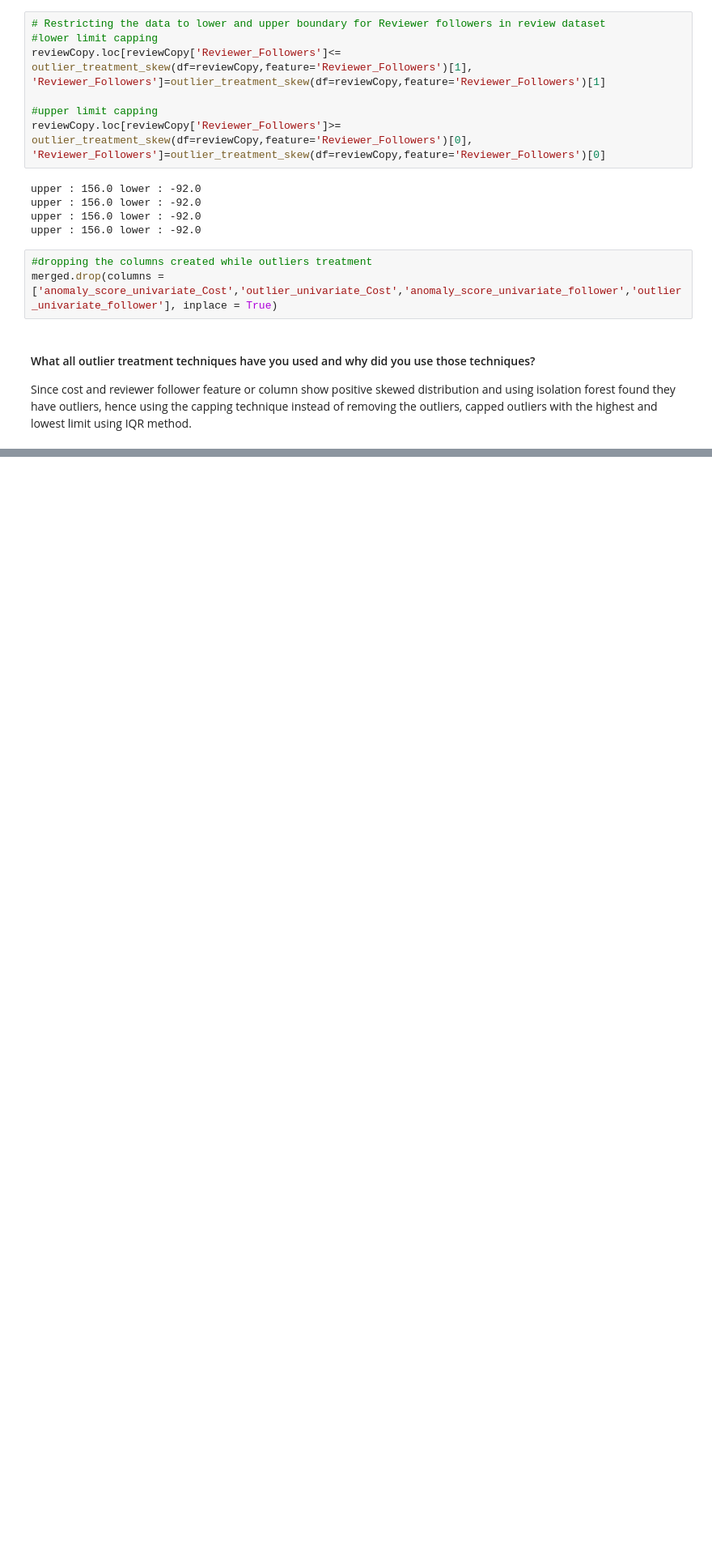
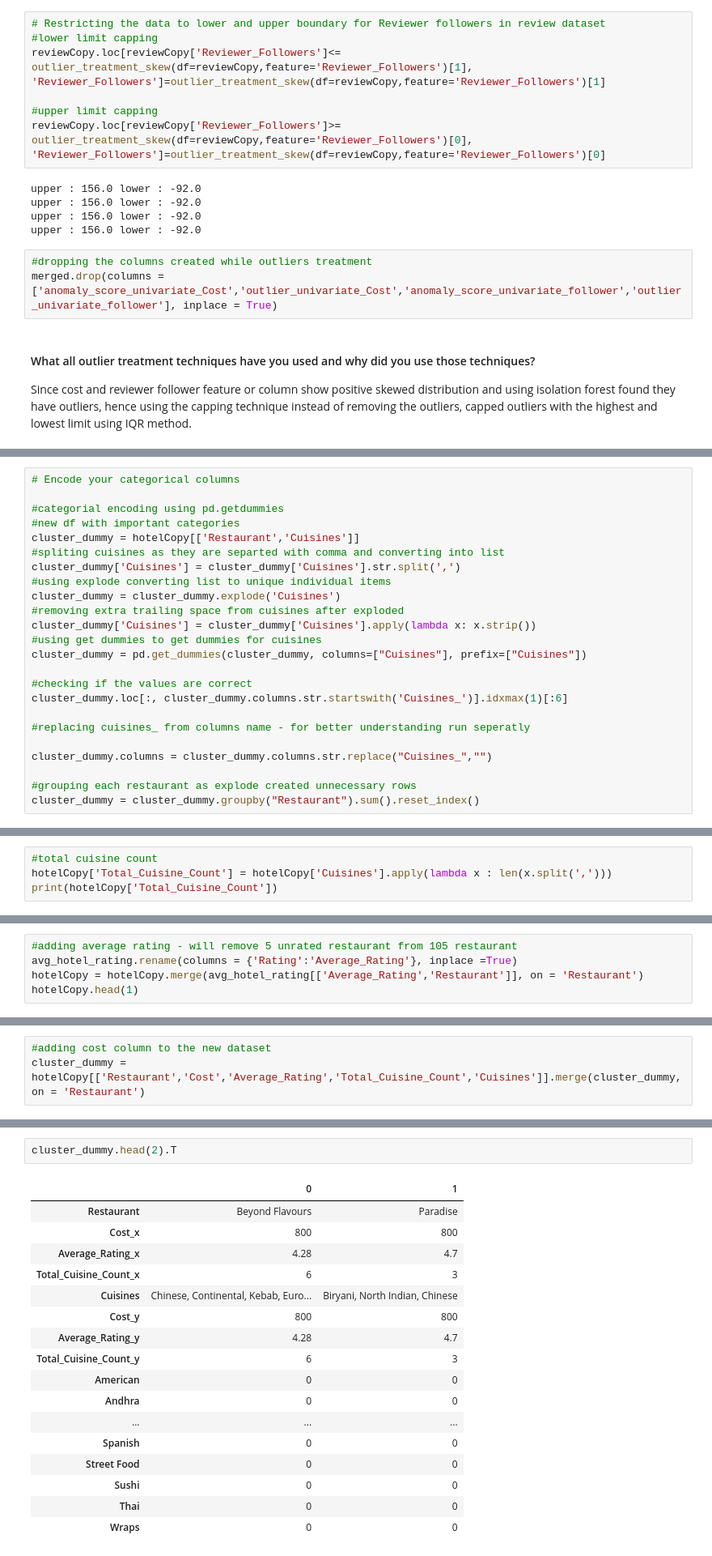
Before and after one commit to Siddharth3271/Advanced-Zomato-Restaurant-Clustering-and-Sentiment-Analysis, a Jupyter notebook: notebook.ipynb, the cells around one changed output, grey strips where cells are left out. Shown at 81% size. Saved outputs shown, nothing was run; the diff lists cells and outputs as text; blank space fills up the shorter version.

Commit message:
categorical encoding done

```diff
--- a/notebook.ipynb
+++ b/notebook.ipynb
@@ -1569,0 +1572,24 @@ Since cost and reviewer follower feature or column show positive skewed distribu
+# %%
+# Encode your categorical columns
+
+#categorial encoding using pd.getdummies
+#new df with important categories
+cluster_dummy = hotelCopy[['Restaurant','Cuisines']]
+#spliting cuisines as they are separted with comma and converting into list
+cluster_dummy['Cuisines'] = cluster_dummy['Cuisines'].str.split(',')
+#using explode converting list to unique individual items
+cluster_dummy = cluster_dummy.explode('Cuisines')
+#removing extra trailing space from cuisines after exploded
+cluster_dummy['Cuisines'] = cluster_dummy['Cuisines'].apply(lambda x: x.strip())
+#using get dummies to get dummies for cuisines
+cluster_dummy = pd.get_dummies(cluster_dummy, columns=["Cuisines"], prefix=["Cuisines"])
+
+#checking if the values are correct
+cluster_dummy.loc[:, cluster_dummy.columns.str.startswith('Cuisines_')].idxmax(1)[:6]
+
+#replacing cuisines_ from columns name - for better understanding run seperatly
+
+cluster_dummy.columns = cluster_dummy.columns.str.replace("Cuisines_","")
+
+#grouping each restaurant as explode created unnecessary rows
+cluster_dummy = cluster_dummy.groupby("Restaurant").sum().reset_index()
@@ -1569,0 +1602,4 @@ Since cost and reviewer follower feature or column show positive skewed distribu
+# %%
+#total cuisine count
+hotelCopy['Total_Cuisine_Count'] = hotelCopy['Cuisines'].apply(lambda x : len(x.split(',')))
+print(hotelCopy['Total_Cuisine_Count'])
@@ -1569,0 +1619,5 @@ Since cost and reviewer follower feature or column show positive skewed distribu
+# %%
+#adding average rating - will remove 5 unrated restaurant from 105 restaurant
+avg_hotel_rating.rename(columns = {'Rating':'Average_Rating'}, inplace =True)
+hotelCopy = hotelCopy.merge(avg_hotel_rating[['Average_Rating','Restaurant']], on = 'Restaurant')
+hotelCopy.head(1)
@@ -1569,0 +1627,3 @@ Since cost and reviewer follower feature or column show positive skewed distribu
+# %%
+#adding cost column to the new dataset
+cluster_dummy = hotelCopy[['Restaurant','Cost','Average_Rating','Total_Cuisine_Count','Cuisines']].merge(cluster_dummy, on = 'Restaurant')
@@ -1569,0 +1634,20 @@ Since cost and reviewer follower feature or column show positive skewed distribu
+# %%
+cluster_dummy.head(2).T
+# %% [output]
+|  | 0 | 1 |
+| Restaurant | Beyond Flavours | Paradise |
+| Cost_x | 800 | 800 |
+| Average_Rating_x | 4.28 | 4.7 |
+| Total_Cuisine_Count_x | 6 | 3 |
+| Cuisines | Chinese, Continental, Kebab, Euro... | Biryani, North Indian, Chinese |
+| Cost_y | 800 | 800 |
+| Average_Rating_y | 4.28 | 4.7 |
+| Total_Cuisine_Count_y | 6 | 3 |
+| American | 0 | 0 |
+| Andhra | 0 | 0 |
+| ... | ... | ... |
+| Spanish | 0 | 0 |
+| Street Food | 0 | 0 |
+| Sushi | 0 | 0 |
+| Thai | 0 | 0 |
+| Wraps | 0 | 0 |
```
Also changed, not shown: parts of 10 cells of this notebook.
